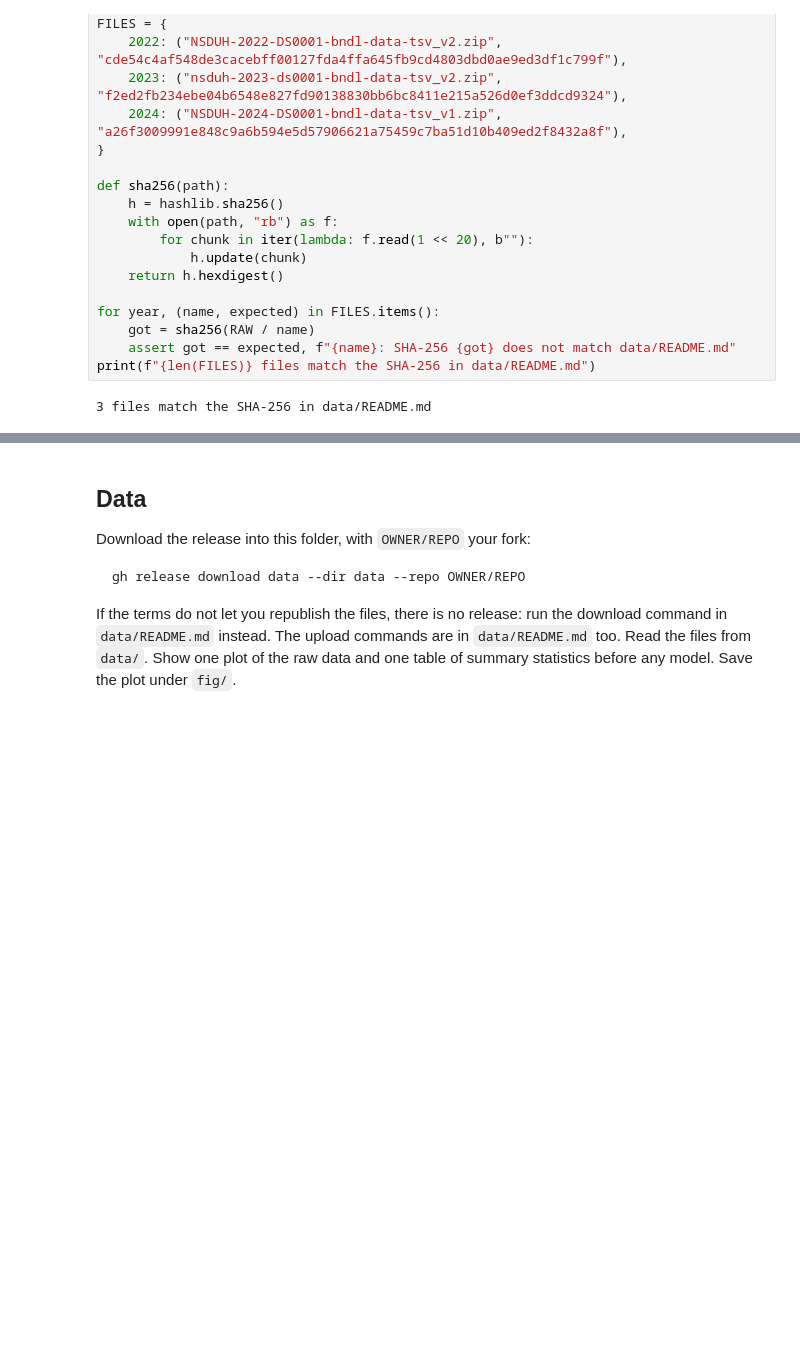
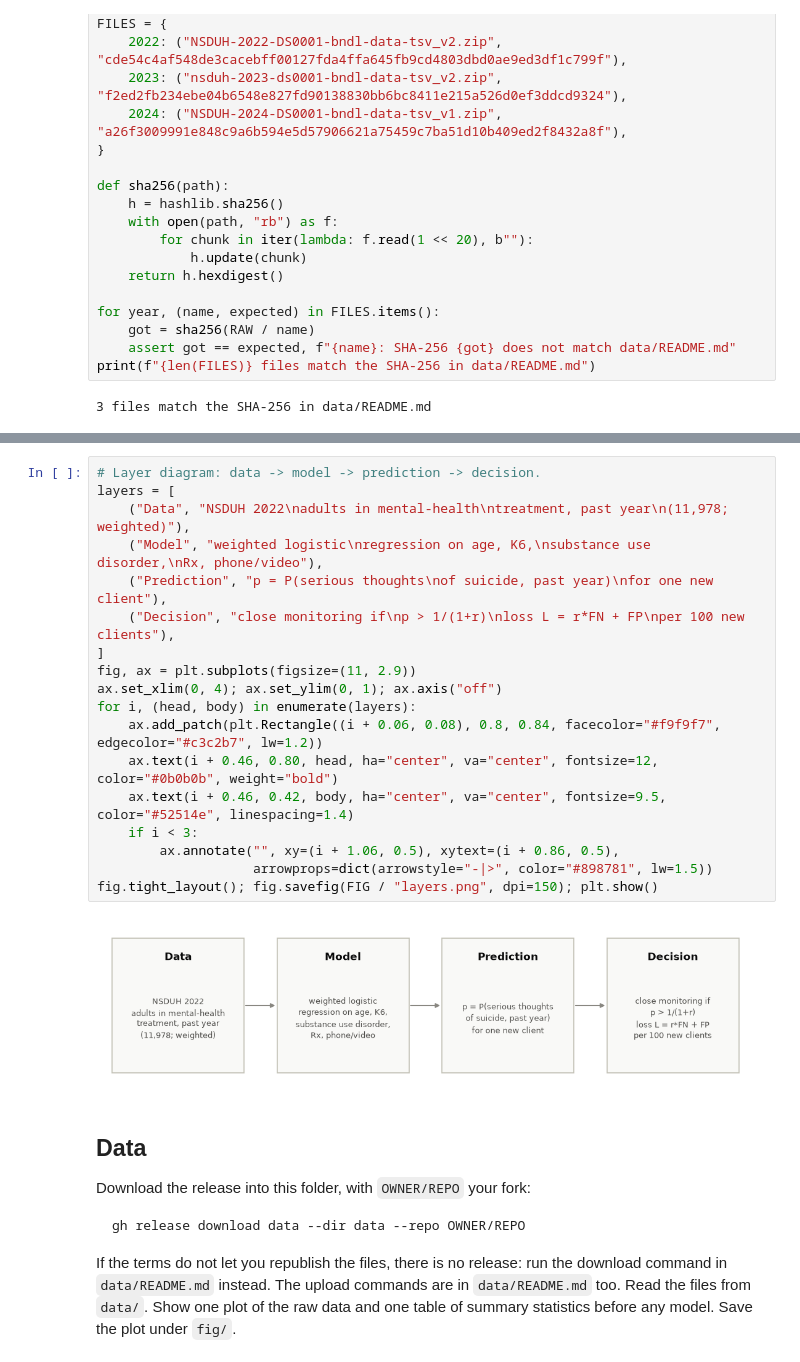
Before and after one commit to josemichaelrubio/aii600-final-project, a Jupyter notebook: analysis.ipynb, the cells around one changed output, grey strips where cells are left out. Drawn from its saved outputs; the diff is of its cells as text; blank space fills up the shorter version.

```diff
--- a/analysis.ipynb
+++ b/analysis.ipynb
@@ -54,3 +60,23 @@ One sentence, then the quantity with units and a time window. Save the layer dia
+# %%
+# Layer diagram: data -> model -> prediction -> decision.
+layers = [
+    ("Data", "NSDUH 2022\nadults in mental-health\ntreatment, past year\n(11,978; weighted)"),
+    ("Model", "weighted logistic\nregression on age, K6,\nsubstance use disorder,\nRx, phone/video"),
+    ("Prediction", "p = P(serious thoughts\nof suicide, past year)\nfor one new client"),
+    ("Decision", "close monitoring if\np > 1/(1+r)\nloss L = r*FN + FP\nper 100 new clients"),
+]
+fig, ax = plt.subplots(figsize=(11, 2.9))
+ax.set_xlim(0, 4); ax.set_ylim(0, 1); ax.axis("off")
+for i, (head, body) in enumerate(layers):
+    ax.add_patch(plt.Rectangle((i + 0.06, 0.08), 0.8, 0.84, facecolor="#f9f9f7", edgecolor="#c3c2b7", lw=1.2))
+    ax.text(i + 0.46, 0.80, head, ha="center", va="center", fontsize=12, color="#0b0b0b", weight="bold")
+    ax.text(i + 0.46, 0.42, body, ha="center", va="center", fontsize=9.5, color="#52514e", linespacing=1.4)
+    if i < 3:
+        ax.annotate("", xy=(i + 1.06, 0.5), xytext=(i + 0.86, 0.5),
+                    arrowprops=dict(arrowstyle="-|>", color="#898781", lw=1.5))
+fig.tight_layout(); fig.savefig(FIG / "layers.png", dpi=150); plt.show()
+# %% [output]
+[figure, added]
 # %% [markdown]
 ## Data
 
```
Also changed, not shown: parts of 18 cells of this notebook, 6 other files.
